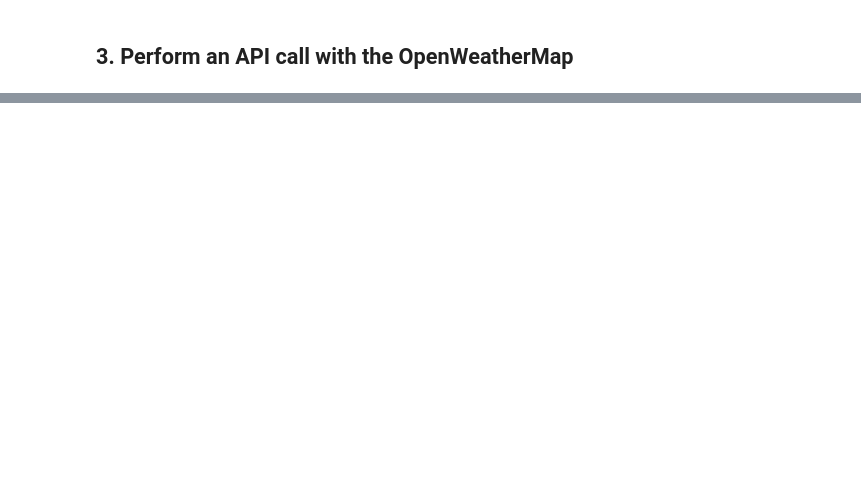
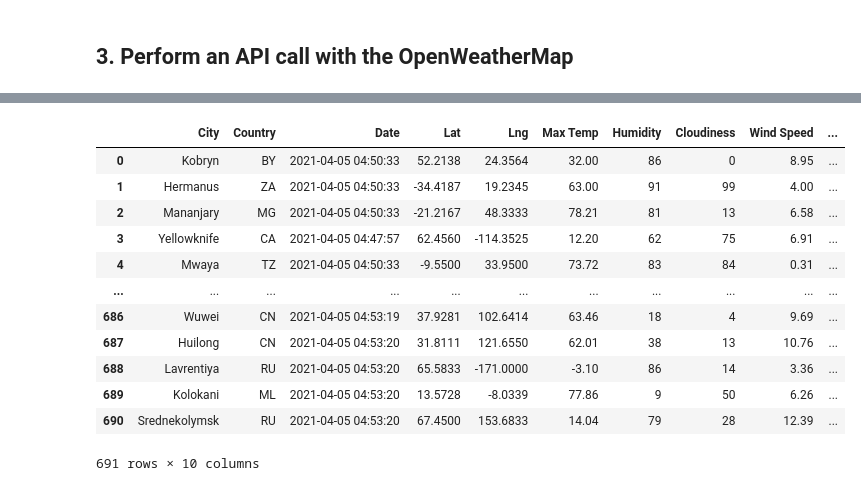
Before and after one commit to tkoide01/World_Weather_Analysis, a Jupyter notebook: Weather_Database/Weather_Database.ipynb, the cells around one changed output, grey strips where cells are left out. Cells and saved outputs as stored; diff of their text form; code cells hidden in the pictures; blank space fills up the shorter version.

```diff
--- a/Weather_Database/Weather_Database.ipynb
+++ b/Weather_Database/Weather_Database.ipynb
@@ -78,5 +78,5 @@ from config import weather_api_key
 # %%
 # Starting URL for Weather Map API Call.
-url = "http://api.openweathermap.org/data/2.5/weather?units=Imperial&APPID=" + weather_api_key
-print(url)
+url = "http://api.openweathermap.org/data/2.5/weather?units=Imperial&APPID=" + weather_api_key2
+url
 # %% [output]
@@ -83,0 +84,4 @@ http://api.openweathermap.org/data/2.5/weather?units=Imperial&APPID=a5e27cecc4fc
+# %%
+city_url = url + "&q=" + "Boston"
+city_weather = requests.get(city_url).json()
+city_weather
@@ -118,7 +144,7 @@ for i, city in enumerate(cities):
         city_humidity = city_weather["main"]["humidity"]
         city_clouds = city_weather["clouds"]["all"]
         city_wind = city_weather["wind"]["speed"]
-        city_descp = city_weather["weather"]["description"]
+        city_description = city_weather["weather"][0]["description"]
         city_country = city_weather["sys"]["country"]
         # Convert the date to ISO standard.
         city_date = datetime.utcfromtimestamp(city_weather["dt"]).strftime('%Y-%m-%d %H:%M:%S')
@@ -130,7 +156,7 @@ for i, city in enumerate(cities):
                           "Humidity": city_humidity,
                           "Cloudiness": city_clouds,
                           "Wind Speed": city_wind,
-                          "Weather Description": city_descp,
+                          "Current Description": city_description,
                           "Country": city_country,
                           "Date": city_date})
 
@@ -163,0 +196,4 @@ Data Retrieval Complete
+# %%
+# Convert the array of dictionaries to a Pandas DataFrame.
+city_data_df = pd.DataFrame(city_data)
+city_data_df.head(10)
@@ -163,0 +212,19 @@ Data Retrieval Complete
+# %%
+new_column_order = ['City', 'Country', 'Date', 'Lat', 'Lng', 'Max Temp',
+                   'Humidity', 'Cloudiness', 'Wind Speed', 'Current Description']
+city_data_df = city_data_df[new_column_order]
+city_data_df
+# %% [output]
+|  | City | Country | Date | Lat | Lng | Max Temp | Humidity | Cloudiness | Wind Speed | ... |
+| 0 | Kobryn | BY | 2021-04-05 04:50:33 | 52.2138 | 24.3564 | 32.00 | 86 | 0 | 8.95 | ... |
+| 1 | Hermanus | ZA | 2021-04-05 04:50:33 | -34.4187 | 19.2345 | 63.00 | 91 | 99 | 4.00 | ... |
+| 2 | Mananjary | MG | 2021-04-05 04:50:33 | -21.2167 | 48.3333 | 78.21 | 81 | 13 | 6.58 | ... |
+| 3 | Yellowknife | CA | 2021-04-05 04:47:57 | 62.4560 | -114.3525 | 12.20 | 62 | 75 | 6.91 | ... |
+| 4 | Mwaya | TZ | 2021-04-05 04:50:33 | -9.5500 | 33.9500 | 73.72 | 83 | 84 | 0.31 | ... |
+| ... | ... | ... | ... | ... | ... | ... | ... | ... | ... | ... |
+| 686 | Wuwei | CN | 2021-04-05 04:53:19 | 37.9281 | 102.6414 | 63.46 | 18 | 4 | 9.69 | ... |
+| 687 | Huilong | CN | 2021-04-05 04:53:20 | 31.8111 | 121.6550 | 62.01 | 38 | 13 | 10.76 | ... |
+| 688 | Lavrentiya | RU | 2021-04-05 04:53:20 | 65.5833 | -171.0000 | -3.10 | 86 | 14 | 3.36 | ... |
+| 689 | Kolokani | ML | 2021-04-05 04:53:20 | 13.5728 | -8.0339 | 77.86 | 9 | 50 | 6.26 | ... |
+| 690 | Srednekolymsk | RU | 2021-04-05 04:53:20 | 67.4500 | 153.6833 | 14.04 | 79 | 28 | 12.39 | ... |
+691 rows × 10 columns
```
Also changed, not shown: parts of 11 cells of this notebook, 1 other file.
